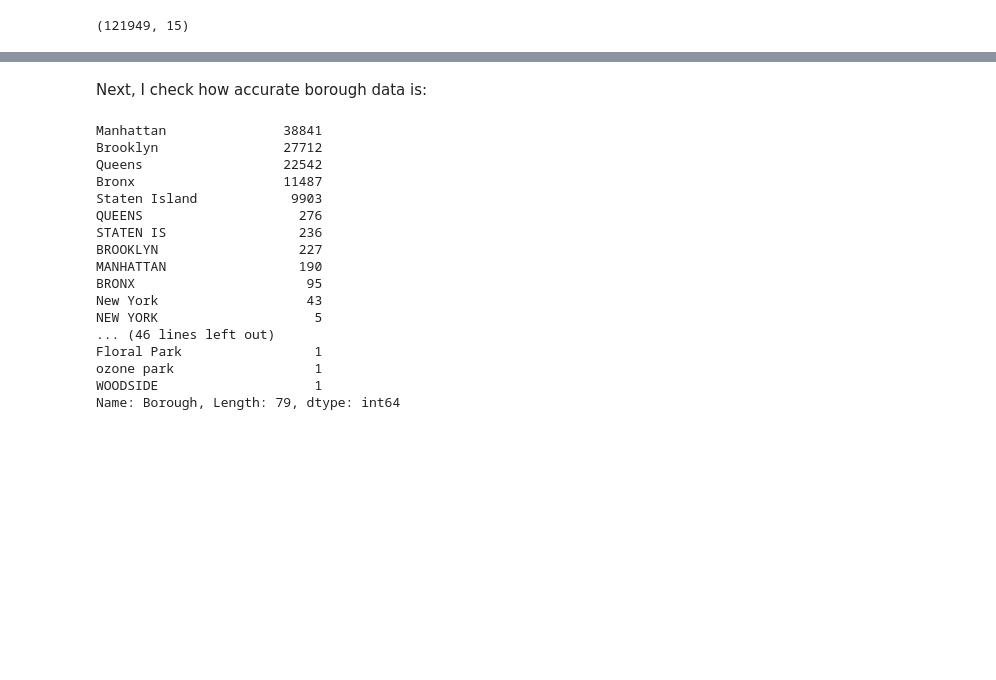
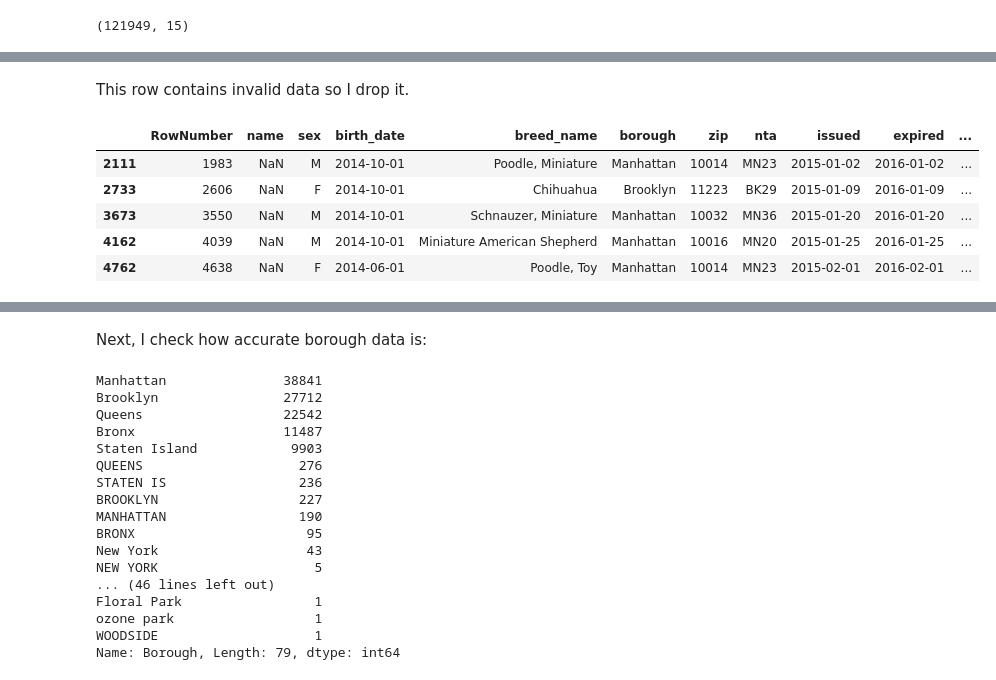
Before and after one commit to bogdanrabanca/pet_project, a Jupyter notebook: pet_project.ipynb, the cells around one changed output, grey strips where cells are left out. Saved outputs shown, nothing was run; the diff lists cells and outputs as text; code cells hidden in the pictures; blank space fills up the shorter version.

Commit message:
Add files via upload
systematize data cleaning.

```diff
--- a/pet_project.ipynb
+++ b/pet_project.ipynb
@@ -11,0 +24,3 @@ df.shape
+# %%
+df.drop(columns=['CommunityDistrict','CensusTract2010','CityCouncilDistrict','CongressionalDistrict',
+                'StateSenatorialDistrict'],inplace=True)
@@ -11,0 +29,4 @@ df.shape
+# %%
+df.rename(columns={'AnimalName':'name','AnimalGender':'sex','AnimalBirthMonth':'birth_date',
+                   'BreedName':'breed_name','Borough':'borough','ZipCode':'zip','NTA':'nta',
+                  'LicenseIssuedDate':'issued','LicenseExpiredDate':'expired'},inplace=True)
@@ -11,0 +58,13 @@ df.shape
+# %%
+#change date columns to datetime
+df['birth_date']=pd.to_datetime(df['birth_date'])
+df['issued']=pd.to_datetime(df['issued'])
+df['expired']=pd.to_datetime(df['expired'])
+
+#change zip column from float to string
+df['zip']=df.zip.fillna(0).astype(int)
+df['zip']=df.zip.astype(str)
+
+#create birth_year column
+df['birth_year']=df['birth_date'].dt.year
+df['birth_year']=df.birth_year.fillna(0).astype(int)
@@ -11,0 +101,2 @@ df.shape
+# %% [markdown]
+This row contains invalid data so I drop it.
@@ -11,0 +105,9 @@ df.shape
+# %%
+df[pd.isna(df['name'])].head()
+# %% [output]
+|  | RowNumber | name | sex | birth_date | breed_name | borough | zip | nta | issued | expired | ... |
+| 2111 | 1983 | NaN | M | 2014-10-01 | Poodle, Miniature | Manhattan | 10014 | MN23 | 2015-01-02 | 2016-01-02 | ... |
+| 2733 | 2606 | NaN | F | 2014-10-01 | Chihuahua | Brooklyn | 11223 | BK29 | 2015-01-09 | 2016-01-09 | ... |
+| 3673 | 3550 | NaN | M | 2014-10-01 | Schnauzer, Miniature | Manhattan | 10032 | MN36 | 2015-01-20 | 2016-01-20 | ... |
+| 4162 | 4039 | NaN | M | 2014-10-01 | Miniature American Shepherd | Manhattan | 10016 | MN20 | 2015-01-25 | 2016-01-25 | ... |
+| 4762 | 4638 | NaN | F | 2014-06-01 | Poodle, Toy | Manhattan | 10014 | MN23 | 2015-02-01 | 2016-02-01 | ... |
```
Also changed, not shown: parts of 23 cells of this notebook.
